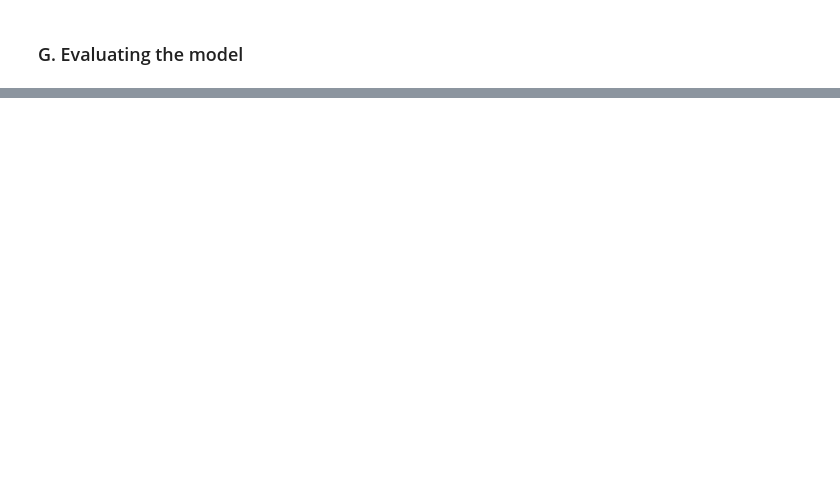
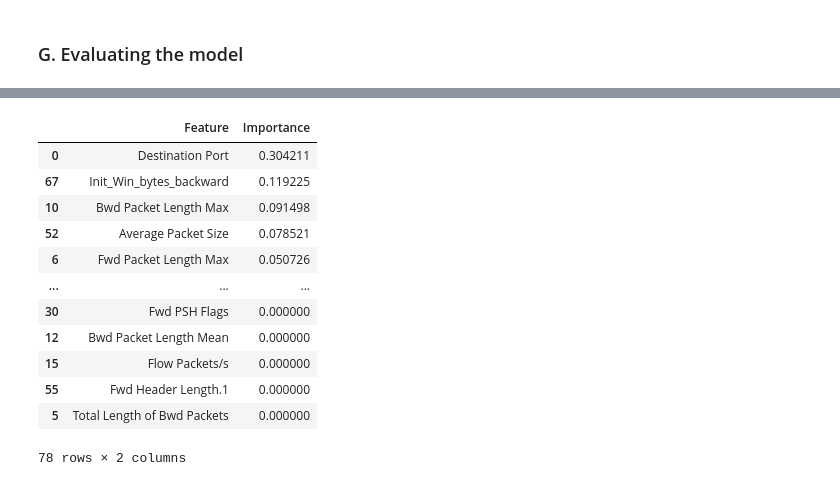
Before and after one commit to Harmxn02/CICIDS-IntrusionDetection, a Jupyter notebook: shallow_models/decision_trees_(DT).ipynb, the cells around one changed output, grey strips where cells are left out. Saved outputs shown, nothing was run; the diff lists cells and outputs as text; code cells hidden in the pictures; blank space fills up the shorter version.

```diff
--- a/shallow_models/decision_trees_(DT).ipynb
+++ b/shallow_models/decision_trees_(DT).ipynb
@@ -229,5 +234,3 @@ from tqdm import tqdm
 model = DecisionTreeClassifier(random_state=42, max_depth=10)
 # %% [markdown]
 ### B. Training the model
-# %%
-model.fit(X_train_balanced, y_train_balanced)
@@ -235,0 +237,34 @@ DecisionTreeClassifier(max_depth=10, random_state=42)
+# %%
+# model.fit(X_train_balanced, y_train_balanced)
+
+
+cv = StratifiedKFold(n_splits=5, shuffle=True, random_state=42)
+
+# Perform cross-validation
+accuracies = []
+f1_scores = []
+
+for train_idx, val_idx in tqdm(cv.split(X_train_balanced, y_train_balanced), desc="Cross-validation folds", total=cv.get_n_splits()):
+    # Split data into train/validation sets for this fold
+    X_train_fold, X_val_fold = X_train_balanced.iloc[train_idx], X_train_balanced.iloc[val_idx]
+    y_train_fold, y_val_fold = y_train_balanced.iloc[train_idx], y_train_balanced.iloc[val_idx]
+
+    # Train model
+    model.fit(X_train_fold, y_train_fold)
+
+    # Make predictions on the validation set
+    y_pred = model.predict(X_val_fold)
+
+    # Compute accuracy and F1 score
+    acc = accuracy_score(y_val_fold, y_pred)
+    f1 = f1_score(y_val_fold, y_pred, average='weighted')
+
+    accuracies.append(acc)
+    f1_scores.append(f1)
+
+# Calculate average accuracy and F1 score
+mean_acc = np.mean(accuracies)
+mean_f1 = np.mean(f1_scores)
+
+print(f"Mean accuracy: {mean_acc}")
+print(f"Mean F1 score: {mean_f1}")
@@ -307,0 +343,22 @@ print(classification_report(y_test_balanced, y_pred, target_names=attack_mapping
+# %%
+# Print each feature and its importance
+feature_importances = model.feature_importances_
+features = X.columns
+
+feature_importances_df = pd.DataFrame({"Feature": features, "Importance": feature_importances})
+feature_importances_df = feature_importances_df.sort_values(by="Importance", ascending=False)
+feature_importances_df
+# %% [output]
+|  | Feature | Importance |
+| 0 | Destination Port | 0.304211 |
+| 67 | Init_Win_bytes_backward | 0.119225 |
+| 10 | Bwd Packet Length Max | 0.091498 |
+| 52 | Average Packet Size | 0.078521 |
+| 6 | Fwd Packet Length Max | 0.050726 |
+| ... | ... | ... |
+| 30 | Fwd PSH Flags | 0.000000 |
+| 12 | Bwd Packet Length Mean | 0.000000 |
+| 15 | Flow Packets/s | 0.000000 |
+| 55 | Fwd Header Length.1 | 0.000000 |
+| 5 | Total Length of Bwd Packets | 0.000000 |
+78 rows × 2 columns
```
Also changed, not shown: parts of 9 cells of this notebook, 1 other file.
